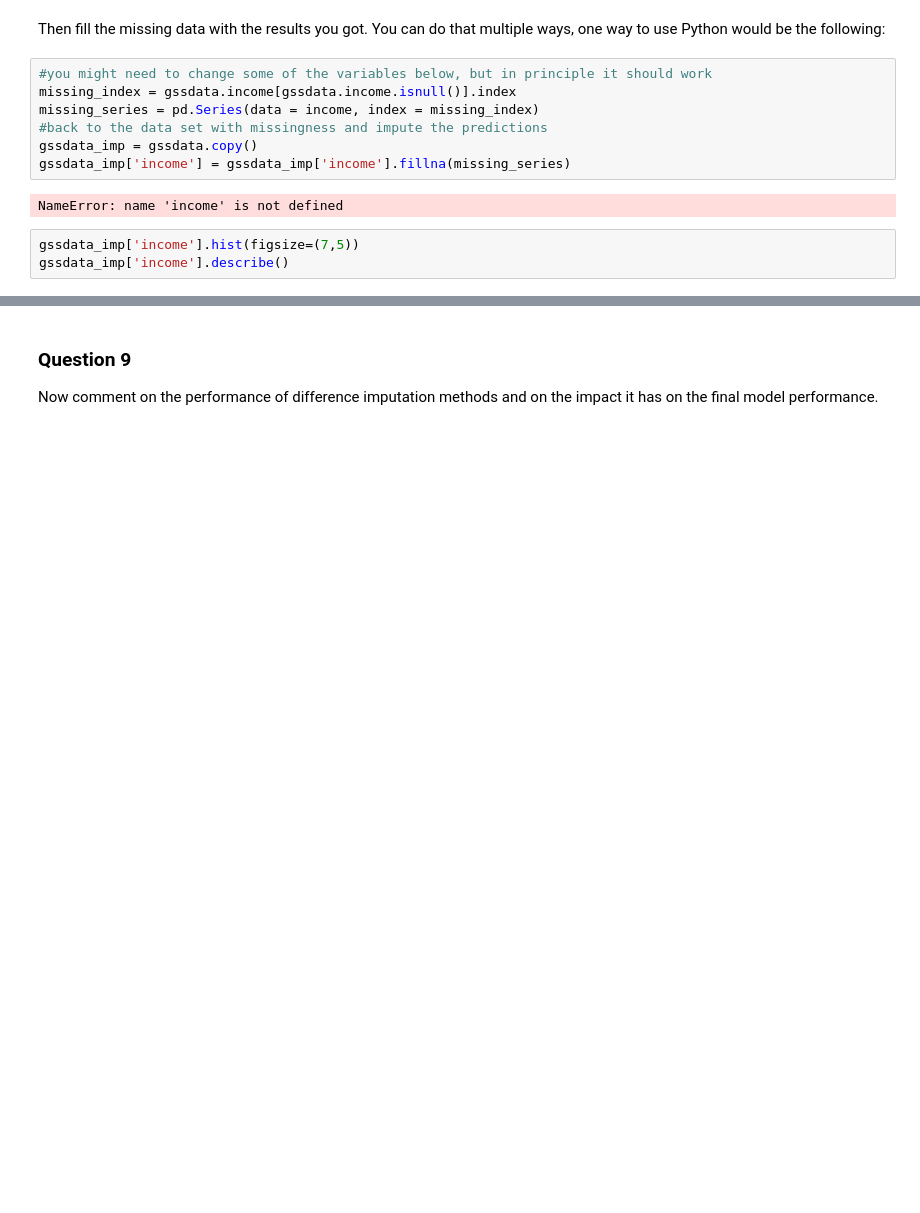
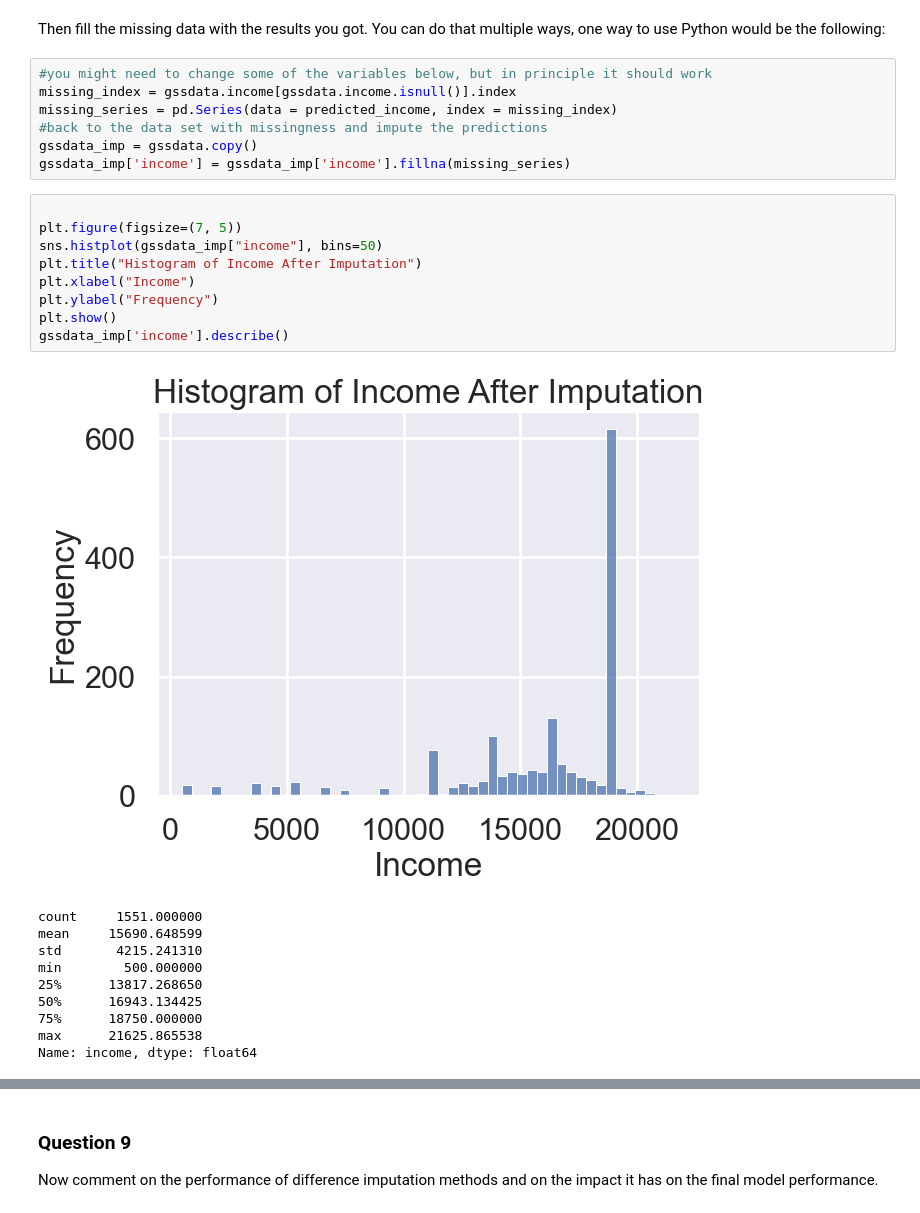
Before and after one commit to Ingridsm21/Data_Analysis, a Jupyter notebook: clinic3/clinic3_empty.ipynb, the cells around one changed output, grey strips where cells are left out. Saved outputs shown, nothing was run; the diff lists cells and outputs as text; blank space fills up the shorter version.

```diff
--- a/clinic3/clinic3_empty.ipynb
+++ b/clinic3/clinic3_empty.ipynb
@@ -677,15 +727,30 @@ Then fill the missing data with the results you got. You can do that multiple wa
 # %%
 #you might need to change some of the variables below, but in principle it should work
 missing_index = gssdata.income[gssdata.income.isnull()].index
-missing_series = pd.Series(data = income, index = missing_index)
+missing_series = pd.Series(data = predicted_income, index = missing_index)
 #back to the data set with missingness and impute the predictions
 gssdata_imp = gssdata.copy()
 gssdata_imp['income'] = gssdata_imp['income'].fillna(missing_series)
-# %% [output]
-NameError: name 'income' is not defined
-# %%
-gssdata_imp['income'].hist(figsize=(7,5))
-gssdata_imp['income'].describe()
+# %%
+
+plt.figure(figsize=(7, 5))
+sns.histplot(gssdata_imp["income"], bins=50)
+plt.title("Histogram of Income After Imputation")
+plt.xlabel("Income")
+plt.ylabel("Frequency")
+plt.show()
+gssdata_imp['income'].describe()
+# %% [output]
+[figure, added]
+count     1551.000000
+mean     15690.648599
+std       4215.241310
+min        500.000000
+25%      13817.268650
+50%      16943.134425
+75%      18750.000000
+max      21625.865538
+Name: income, dtype: float64
 # %%
 #HERE FIT YOUR MODEL AS USUAL FOR PREDICTING THE HEALTH STATUS (POOR OR NOT)
 ###here, do a proper train/test split and a model training
```
Also changed, not shown: parts of 22 cells of this notebook, 5 other files.
